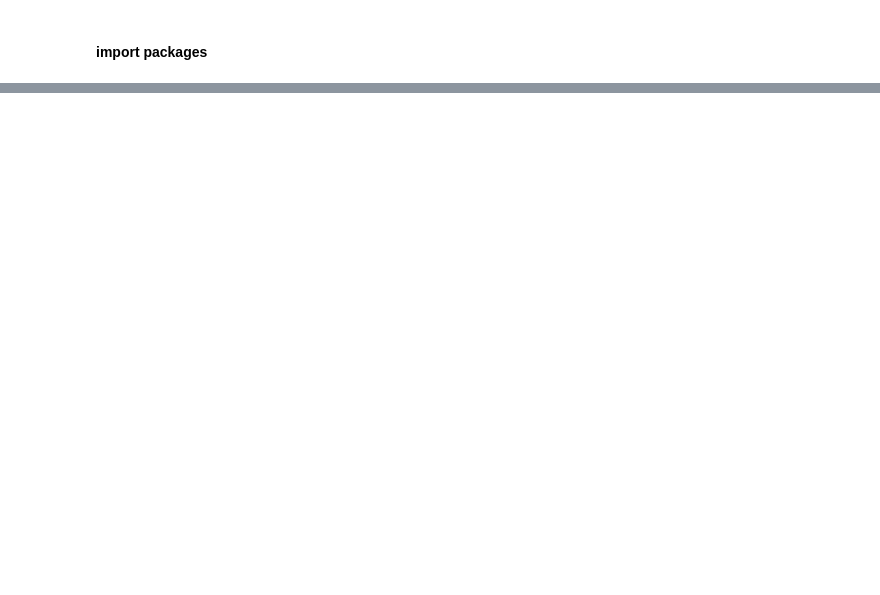
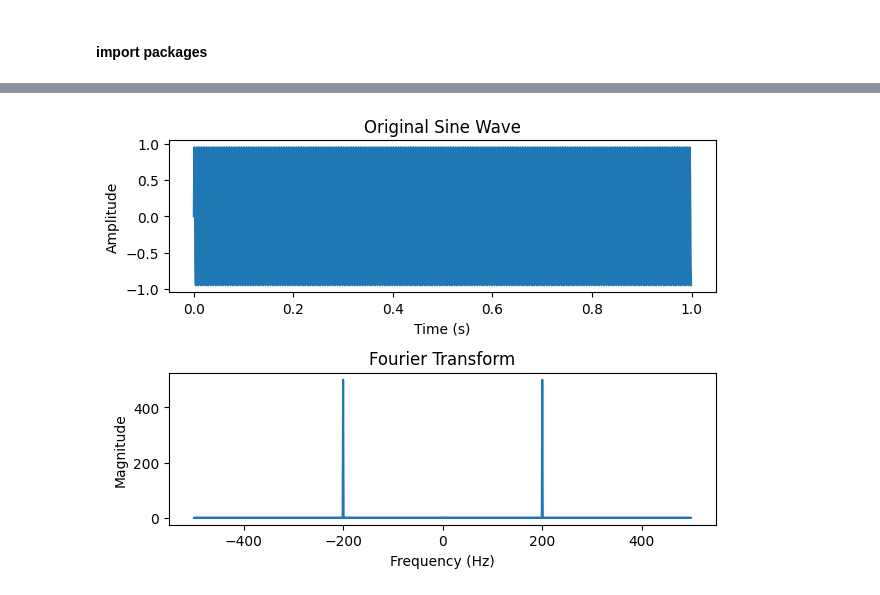
Before and after one commit to Bipoeman/rsp-signal-poc, a Jupyter notebook: transform_test.ipynb, the cells around one changed output, grey strips where cells are left out. Saved outputs shown, nothing was run; the diff lists cells and outputs as text; code cells hidden in the pictures; blank space fills up the shorter version.

```diff
--- a/transform_test.ipynb
+++ b/transform_test.ipynb
@@ -116,0 +139,33 @@ unit4.plot()
+# %%
+import numpy as np
+import matplotlib.pyplot as plt
+
+# Generate a discrete sine wave array
+frequency = 200  # Frequency of the sine wave
+sampling_rate = 1000  # Sampling rate (samples per second)
+duration = 1  # Duration of the signal in seconds
+t = np.linspace(0, duration, int(sampling_rate * duration), endpoint=False)
+sine_wave = np.sin(2 * np.pi * frequency * t)
+
+# Calculate the Fourier Transform
+fourier_transform = np.fft.fft(sine_wave)
+frequencies = np.fft.fftfreq(len(t), 1 / sampling_rate)
+
+# Plot the original sine wave
+plt.subplot(2, 1, 1)
+plt.plot(t, sine_wave)
+plt.title("Original Sine Wave")
+plt.xlabel("Time (s)")
+plt.ylabel("Amplitude")
+
+# Plot the magnitude of the Fourier Transform
+plt.subplot(2, 1, 2)
+plt.plot(frequencies, np.abs(fourier_transform))
+plt.title("Fourier Transform")
+plt.xlabel("Frequency (Hz)")
+plt.ylabel("Magnitude")
+
+plt.tight_layout()
+plt.show()
+# %% [output]
+[figure, added]
```
Also changed, not shown: parts of 5 cells of this notebook.
